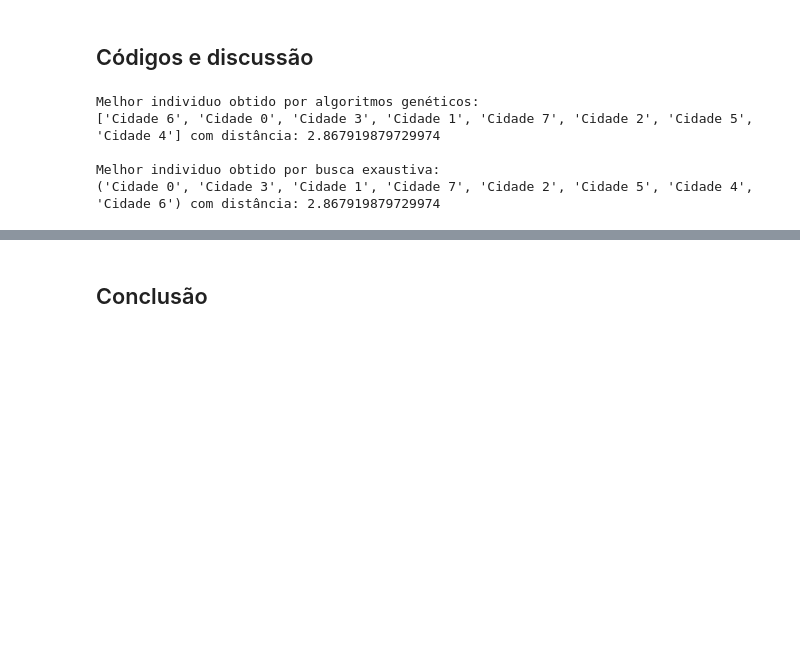
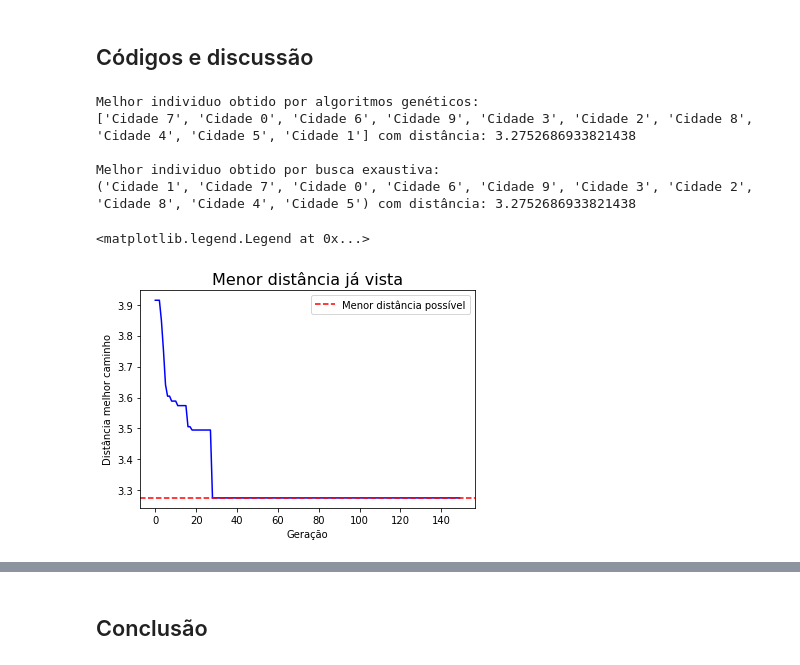
Before and after one commit to Karl-Marcos/Redes_Neurais_1S23, a Jupyter notebook: AlgoritmosGeneticos/experimento A.06 - o caixeiro viajante.ipynb, the cells around one changed output, grey strips where cells are left out. Drawn from its saved outputs; the diff is of its cells as text; code cells hidden in the pictures; blank space fills up the shorter version.

```diff
--- a/AlgoritmosGeneticos/experimento A.06 - o caixeiro viajante.ipynb
+++ b/AlgoritmosGeneticos/experimento A.06 - o caixeiro viajante.ipynb
@@ -39,10 +41,10 @@ TAMANHO_POP = 50
 CHANCE_CRUZAMENTO = 0.5
 CHANCE_MUTACAO = 0.05
 NUM_COMBATENTES_NO_TORNEIO = 3
-NUM_GERACOES = 100
+NUM_GERACOES = 150
 
 # relacionadas ao problema a ser resolvido
-CIDADES = cria_cidades(8)
+CIDADES = cria_cidades(10)
 NUM_GENES = len(CIDADES)
 # %%
 # funções locais (para não ter que colocar as variaveis locais no script
@@ -60,6 +62,8 @@ def funcao_selecao(populacao, fitness):
 populacao = cria_populacao_inicial(TAMANHO_POP, NUM_GENES)
 
 melhor_fitness_ja_visto = float("inf")  # é assim que escrevemos infinito em python
+
+lista_melhor_fitness = []
 
 for n in range(NUM_GERACOES):
 
@@ -94,6 +98,7 @@ for n in range(NUM_GERACOES):
         posicao = fitness.index(menor_fitness)
         melhor_individuo_ja_visto = populacao[posicao]
         melhor_fitness_ja_visto = menor_fitness
+    lista_melhor_fitness.append(melhor_fitness_ja_visto)
 # %%
 # Busca testando todas as permutações
 
@@ -117,7 +122,18 @@ print("Melhor individuo obtido por busca exaustiva:")
 print(melhor_resposta_ever, "com distância:", melhor_fitness_ever)
 # %% [output]
 Melhor individuo obtido por algoritmos genéticos:
-['Cidade 6', 'Cidade 0', 'Cidade 3', 'Cidade 1', 'Cidade 7', 'Cidade 2', 'Cidade 5', 'Cidade 4'] com distância: 2.867919879729974
+['Cidade 7', 'Cidade 0', 'Cidade 6', 'Cidade 9', 'Cidade 3', 'Cidade 2', 'Cidade 8', 'Cidade 4', 'Cidade 5', 'Cidade 1'] com distância: 3.2752686933821438
 
 Melhor individuo obtido por busca exaustiva:
-('Cidade 0', 'Cidade 3', 'Cidade 1', 'Cidade 7', 'Cidade 2', 'Cidade 5', 'Cidade 4', 'Cidade 6') com distância: 2.867919879729974
+('Cidade 1', 'Cidade 7', 'Cidade 0', 'Cidade 6', 'Cidade 9', 'Cidade 3', 'Cidade 2', 'Cidade 8', 'Cidade 4', 'Cidade 5') com distância: 3.2752686933821438
+# %%
+fig, ax = plt.subplots(1, 1)
+ax.plot(range(NUM_GERACOES), lista_melhor_fitness, c="b")
+ax.axhline(y=melhor_fitness_ever, c="r", linestyle="--", label="Menor distância possível")
+ax.set_xlabel("Geração")
+ax.set_ylabel("Distância melhor caminho")
+ax.set_title("Menor distância já vista", fontsize=16)
+ax.legend()
+# %% [output]
+<matplotlib.legend.Legend at 0x...>
+[figure, added]
```
Also changed, not shown: parts of 2 cells of this notebook, 2 other files.
